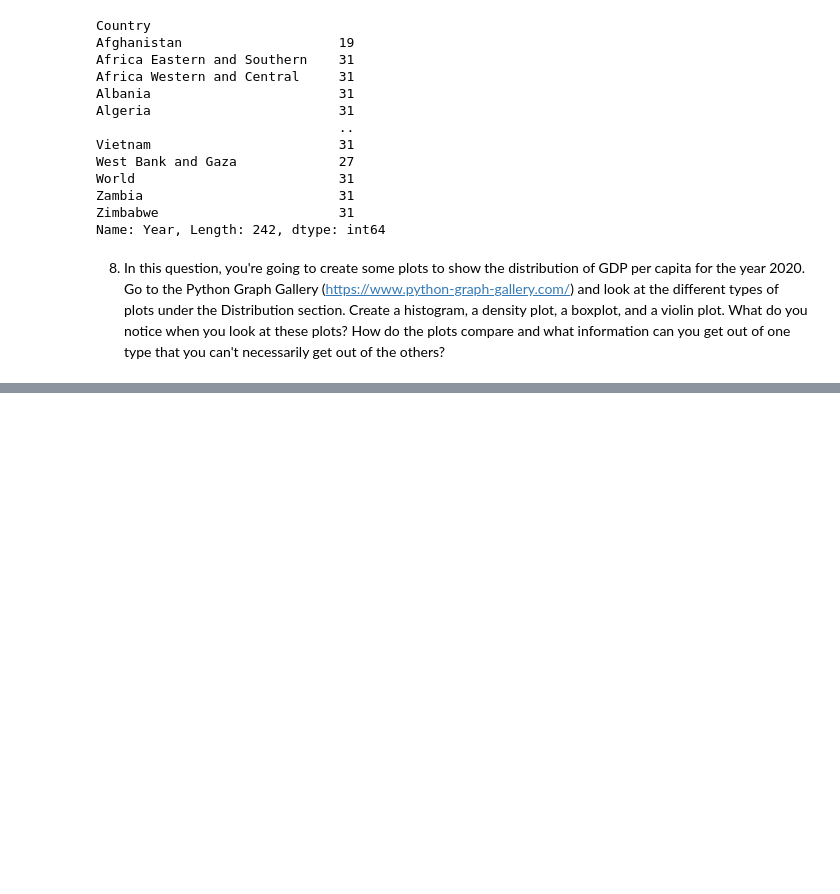
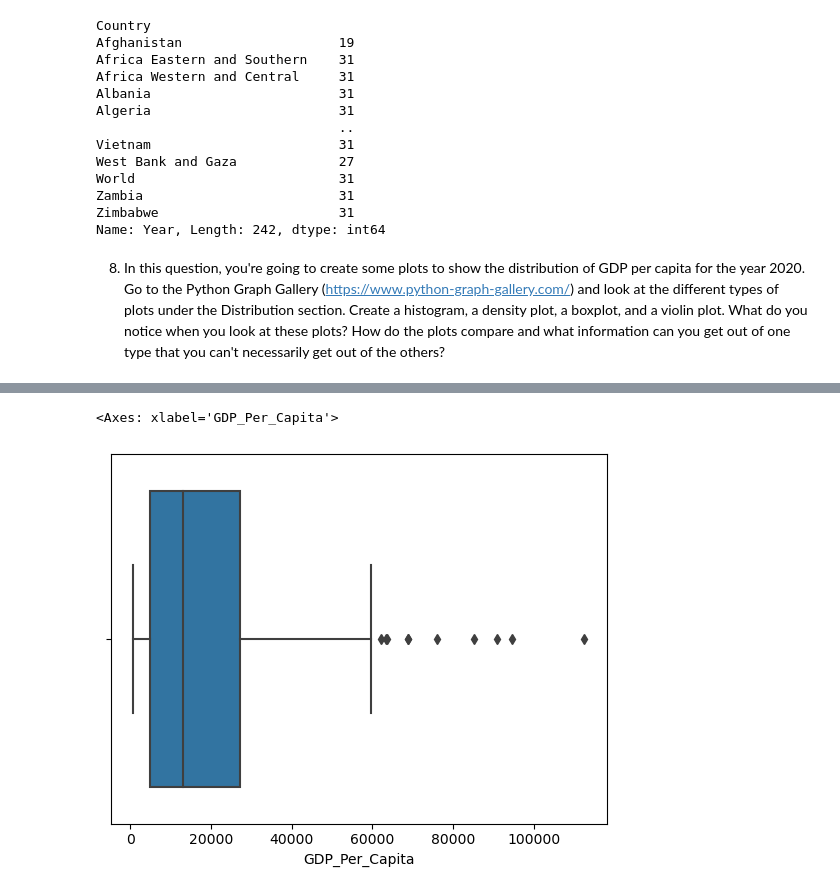
Before and after one commit to NSS-Data-Analytics-Cohort-8/gdp-and-internet-usage-melaniewesson, a Jupyter notebook: notebooks/un_project.ipynb, the cells around one changed output, grey strips where cells are left out. Drawn from its saved outputs; the diff is of its cells as text; code cells hidden in the pictures; blank space fills up the shorter version.

```diff
--- a/notebooks/un_project.ipynb
+++ b/notebooks/un_project.ipynb
@@ -104,0 +119,5 @@ ValueError: Could not interpret value `GDP_Per_Capita` for parameter `x`
+# %%
+sns.boxplot(x=gdp_2020["GDP_Per_Capita"])
+# %% [output]
+<Axes: xlabel='GDP_Per_Capita'>
+[figure, added]
```
Also changed, not shown: parts of 6 cells of this notebook.
